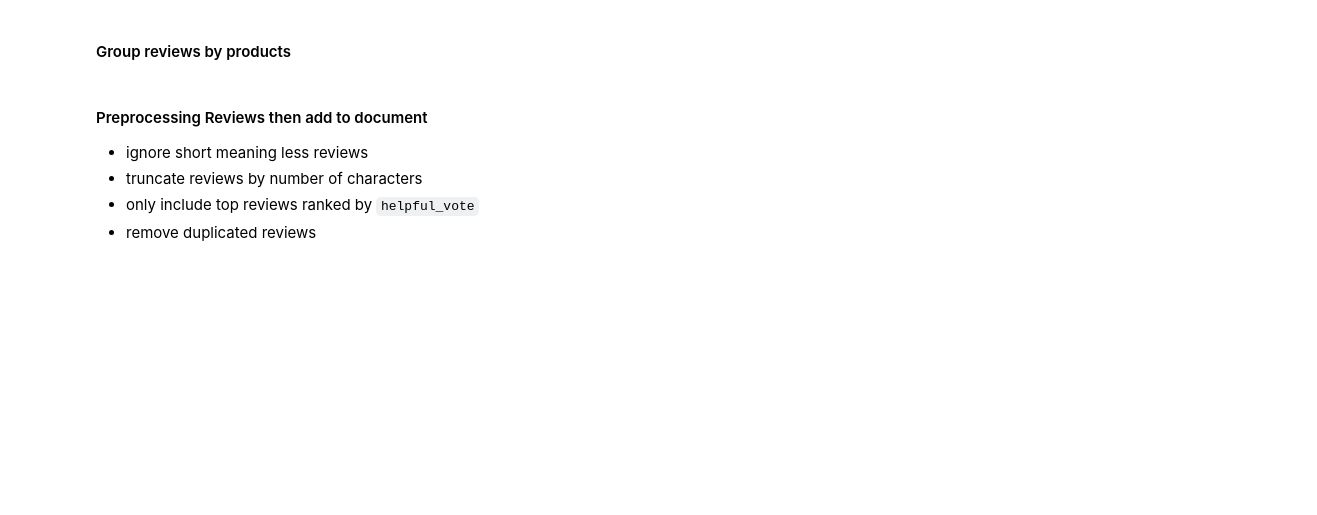
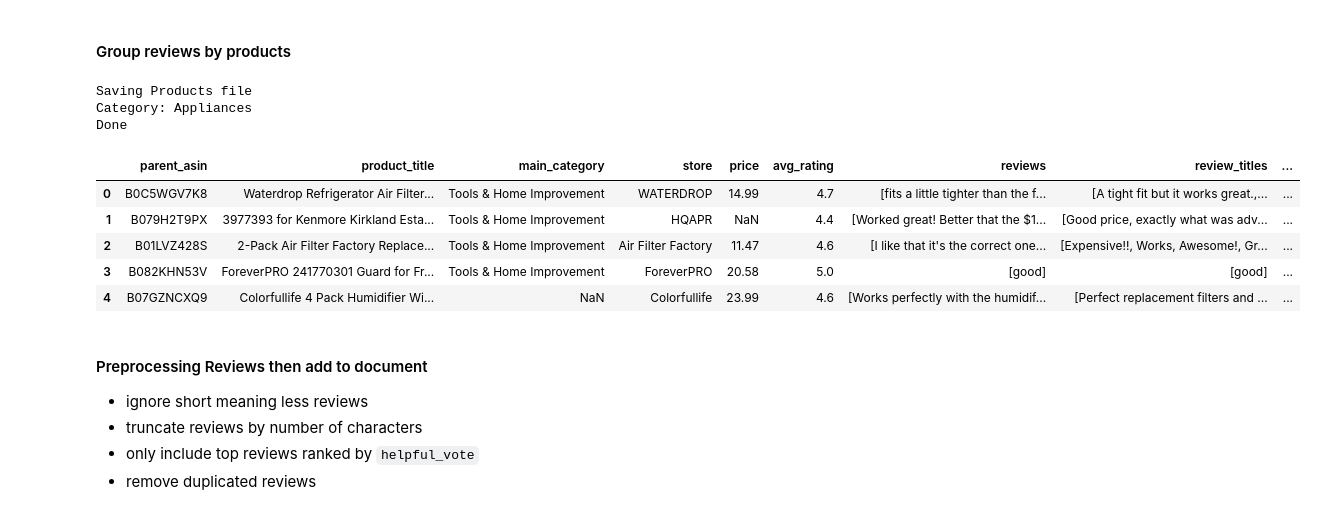
Before and after one commit to UBC-MDS/DSCI_575_project_hli76_wnsong, a Jupyter notebook: notebooks/milestone1_exploration_harrison.ipynb, the cells around one changed output. Saved outputs shown, nothing was run; the diff lists cells and outputs as text; code cells hidden in the pictures; blank space fills up the shorter version.

Commit message:
save data s.t. each unique product corresponds to each row

```diff
--- a/notebooks/milestone1_exploration_harrison.ipynb
+++ b/notebooks/milestone1_exploration_harrison.ipynb
@@ -194,21 +315,43 @@ print(merged_data.columns)
 # %% [markdown]
 #### Group reviews by products
 # %%
-products = c2.execute(f"""
-    SELECT
-        parent_asin,
-        ANY_VALUE(product_title) AS product_title,
-        ANY_VALUE(main_category) AS main_category,
-        ANY_VALUE(store) AS store,
-        ANY_VALUE(price) AS price,
-        ANY_VALUE(average_rating) AS avg_rating,
-        LIST(text) AS reviews,
-        LIST(title) AS review_titles,
-        LIST(helpful_vote) AS helpful_votes
-    FROM read_parquet('{PROCESSED_DATA_DIR}/{merged_data_file}')
-    GROUP BY parent_asin;
-""").df()
+products_file = f'{CATEGORY}_products.parquet'
+
+if products_file not in os.listdir(PROCESSED_DATA_DIR):
+    print("Saving Products file\nCategory: {}".format(CATEGORY))
+    c2.execute(f"""
+        COPY (
+            SELECT
+                parent_asin,
+                ANY_VALUE(product_title) AS product_title,
+                ANY_VALUE(main_category) AS main_category,
+                ANY_VALUE(store) AS store,
+                ANY_VALUE(price) AS price,
+                ANY_VALUE(average_rating) AS avg_rating,
+                LIST(text) AS reviews,
+                LIST(title) AS review_titles,
+                LIST(helpful_vote) AS helpful_votes
+            FROM read_parquet('{PROCESSED_DATA_DIR}/{merged_data_file}')
+            GROUP BY parent_asin
+        )
+        TO '{PROCESSED_DATA_DIR}/{products_file}' (FORMAT PARQUET, COMPRESSION ZSTD)
+    """)
+    print("Done")
+else:
+    print("Products Data for {} is ready".format(CATEGORY))
+
+products = c2.execute(f"SELECT * FROM read_parquet('{PROCESSED_DATA_DIR}/{products_file}')").df()
 products
+# %% [output]
+Saving Products file
+Category: Appliances
+Done
+|  | parent_asin | product_title | main_category | store | price | avg_rating | reviews | review_titles | ... |
+| 0 | B0C5WGV7K8 | Waterdrop Refrigerator Air Filter... | Tools & Home Improvement | WATERDROP | 14.99 | 4.7 | [fits a little tighter than the f... | [A tight fit but it works great.,... | ... |
+| 1 | B079H2T9PX | 3977393 for Kenmore Kirkland Esta... | Tools & Home Improvement | HQAPR | NaN | 4.4 | [Worked great! Better that the $1... | [Good price, exactly what was adv... | ... |
+| 2 | B01LVZ428S | 2-Pack Air Filter Factory Replace... | Tools & Home Improvement | Air Filter Factory | 11.47 | 4.6 | [I like that it's the correct one... | [Expensive!!, Works, Awesome!, Gr... | ... |
+| 3 | B082KHN53V | ForeverPRO 241770301 Guard for Fr... | Tools & Home Improvement | ForeverPRO | 20.58 | 5.0 | [good] | [good] | ... |
+| 4 | B07GZNCXQ9 | Colorfullife 4 Pack Humidifier Wi... | NaN | Colorfullife | 23.99 | 4.6 | [Works perfectly with the humidif... | [Perfect replacement filters and ... | ... |
 # %% [markdown]
 #### Preprocessing Reviews then add to document
 - ignore short meaning less reviews
```
Also changed, not shown: parts of 21 cells of this notebook, 1 other file.
